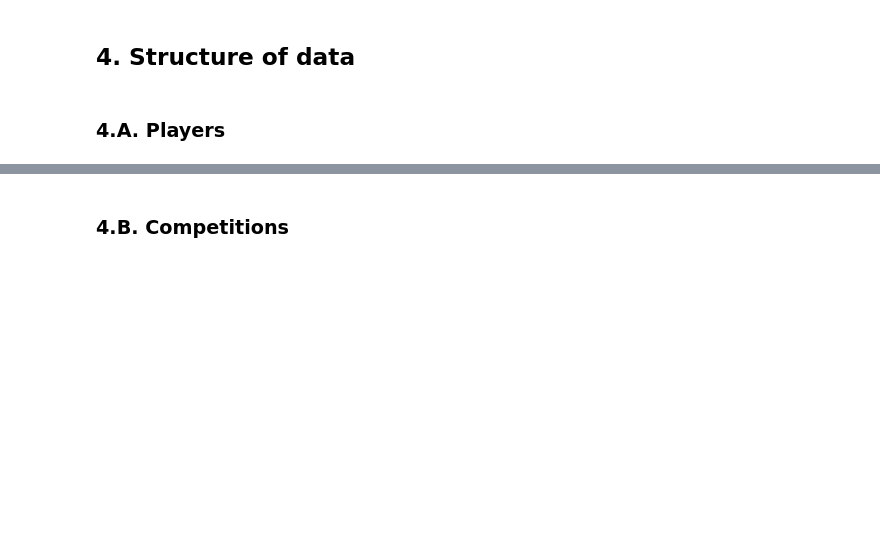
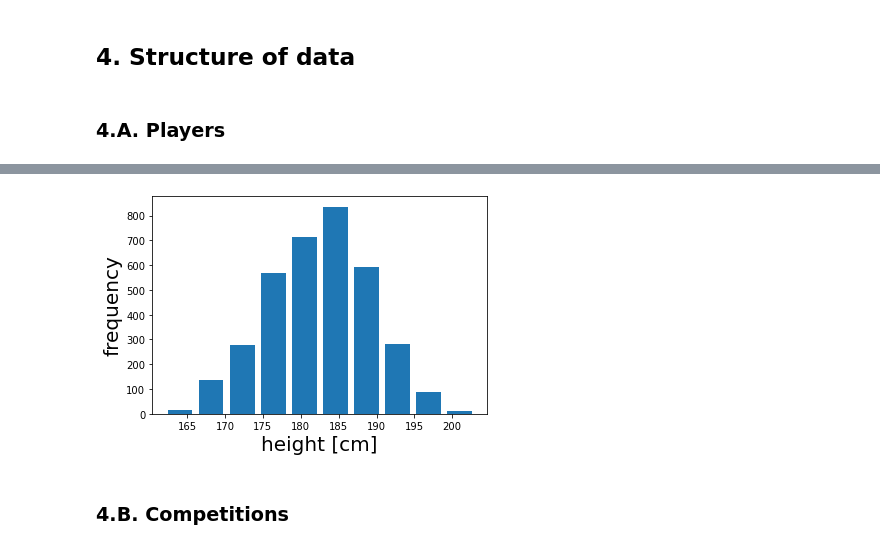
Before and after one commit to Friends-of-Tracking-Data-FoTD/mapping-match-events-in-Python, a Jupyter notebook: data_exploration.ipynb, the cells around one changed output, grey strips where cells are left out. Cells and saved outputs as stored; diff of their text form; code cells hidden in the pictures; blank space fills up the shorter version.

```diff
--- a/data_exploration.ipynb
+++ b/data_exploration.ipynb
@@ -78,9 +118,11 @@ player_id2player[list(player_id2player.keys())[0]]
 # %%
 heights = [player['height'] for player in player_id2player.values() if player['height'] > 0]
 plt.hist(heights, rwidth=0.8)
-plt.xlabel('height', fontsize=20)
+plt.xlabel('height [cm]', fontsize=20)
 plt.ylabel('frequency', fontsize=20)
 plt.show()
+# %% [output]
+[figure, added]
 # %% [markdown]
 ### 4.B. <a id='competitions'>Competitions</a>
 # %%
```
Also changed, not shown: parts of 24 cells of this notebook.
